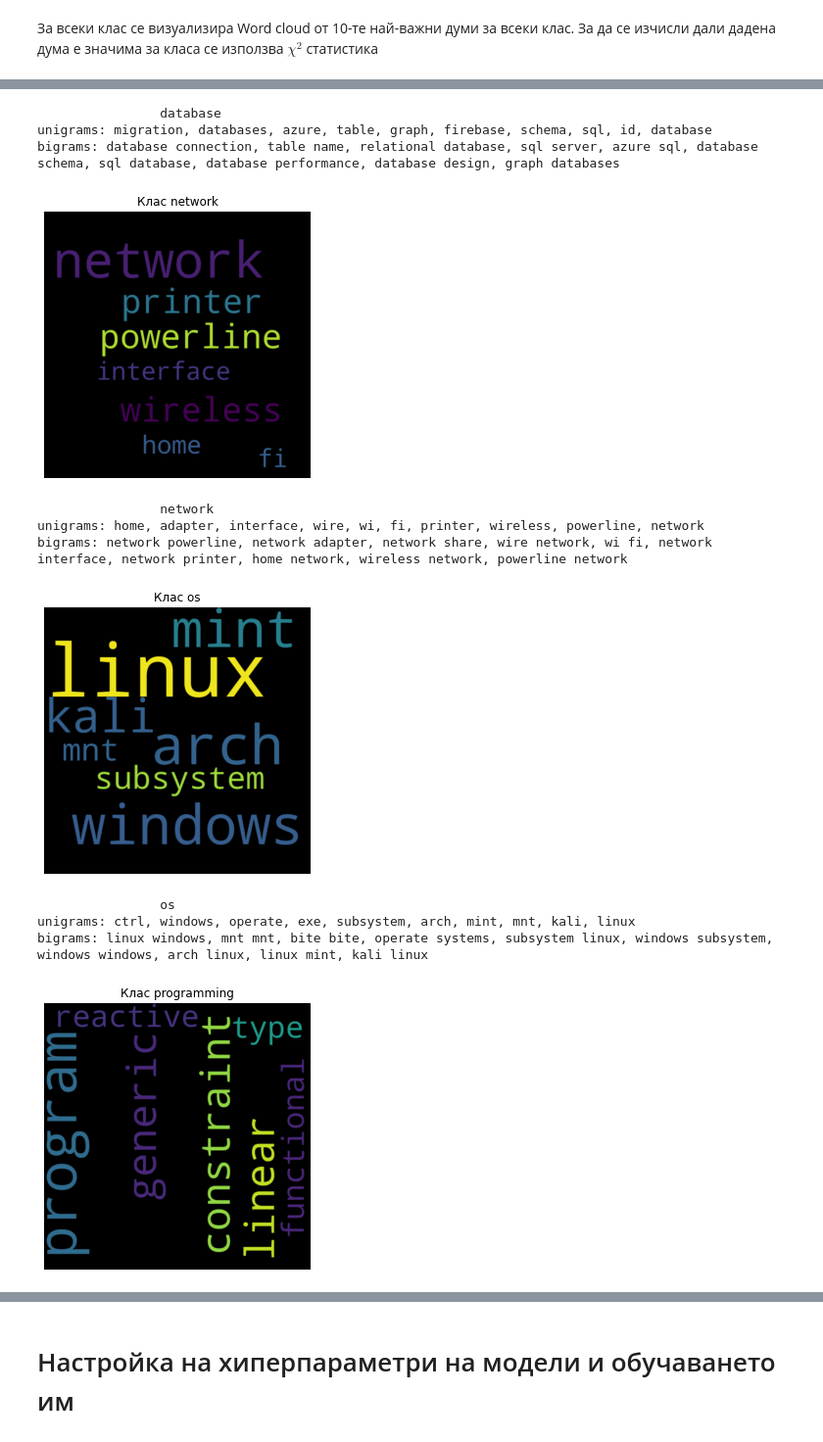
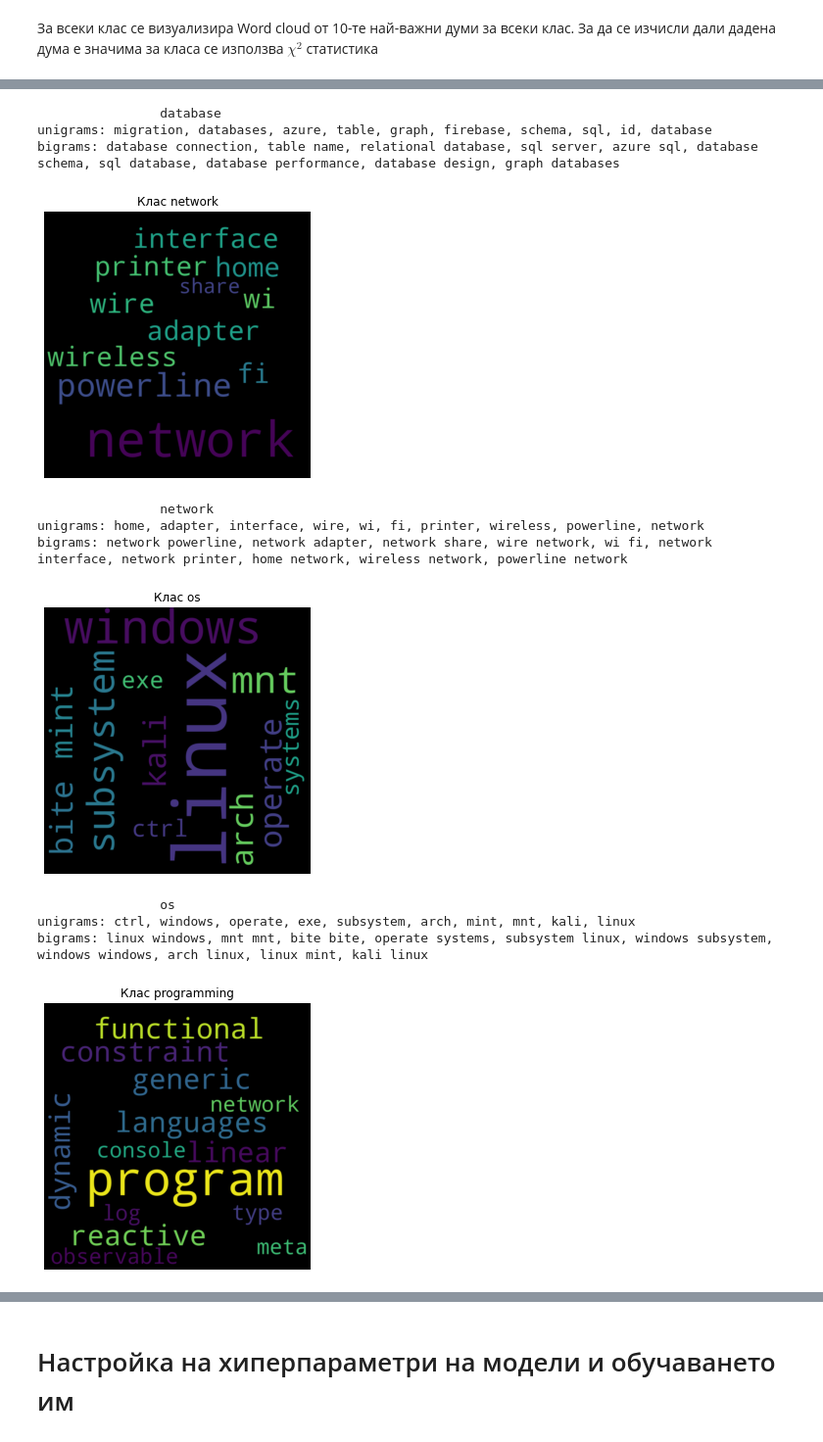
Before and after one commit to knetsov91/Data_Mining_Course_FMI, a Jupyter notebook: Multiclass_text_classification.ipynb, the cells around one changed output, grey strips where cells are left out. Shown at 98% size. Cells and saved outputs as stored; diff of their text form; code cells hidden in the pictures.

```diff
--- a/Multiclass_text_classification.ipynb
+++ b/Multiclass_text_classification.ipynb
@@ -282,7 +282,7 @@ for cls,cls_id in sorted(class_to_id.items()):
     bigram = [v for v in feature_names if len(v.split(" ")) == 2]
     grams = [word for word in feature_names if len(word.split(" ")) in [1,2]]
 
-    show_wordcloud(" ".join(grams[-N:]),cls)
+    show_wordcloud(" ".join([*unigram[-N:],*bigram[-N:]]),cls)
     print("\t\t%s" %(cls))
     print("unigrams: %s" % ", ".join(unigram[-N:]))
     print("bigrams: %s" % ", ".join(bigram[-N:]))
@@ -291,15 +291,15 @@ for cls,cls_id in sorted(class_to_id.items()):
                 database
 unigrams: migration, databases, azure, table, graph, firebase, schema, sql, id, database
 bigrams: database connection, table name, relational database, sql server, azure sql, database schema, sql database, database performance, database design, graph databases
-[figure, old version]
+[figure, new version]
                 network
 unigrams: home, adapter, interface, wire, wi, fi, printer, wireless, powerline, network
 bigrams: network powerline, network adapter, network share, wire network, wi fi, network interface, network printer, home network, wireless network, powerline network
-[figure, old version]
+[figure, new version]
                 os
 unigrams: ctrl, windows, operate, exe, subsystem, arch, mint, mnt, kali, linux
 bigrams: linux windows, mnt mnt, bite bite, operate systems, subsystem linux, windows subsystem, windows windows, arch linux, linux mint, kali linux
-[figure, old version]
+[figure, new version]
                 programming
 unigrams: observable, dynamic, languages, type, reactive, functional, generic, linear, constraint, program
 bigrams: dynamic program, network program, meta program, program languages, console log, reactive program, functional program, linear program, constraint program, generic program
```
Also changed, not shown: parts of 1 cell of this notebook.
